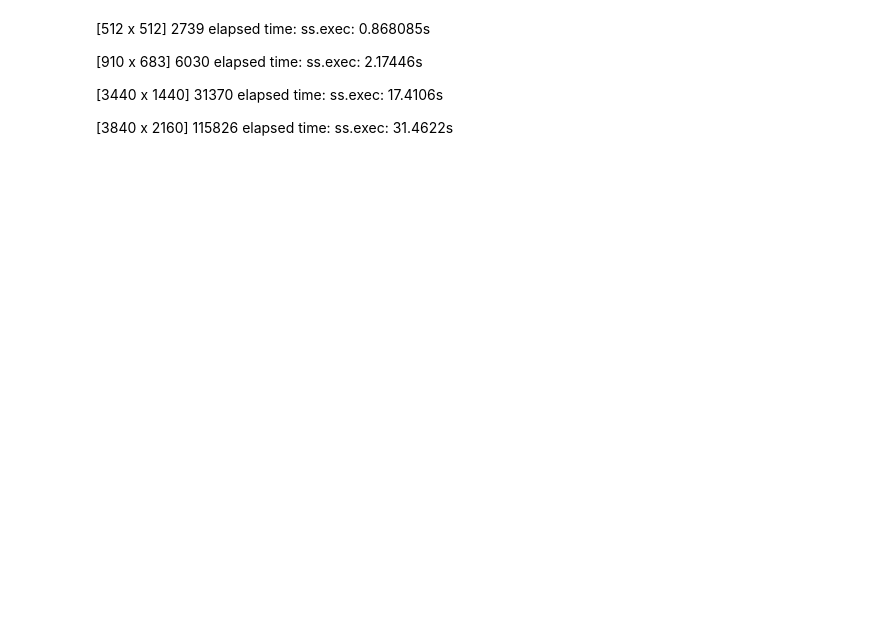
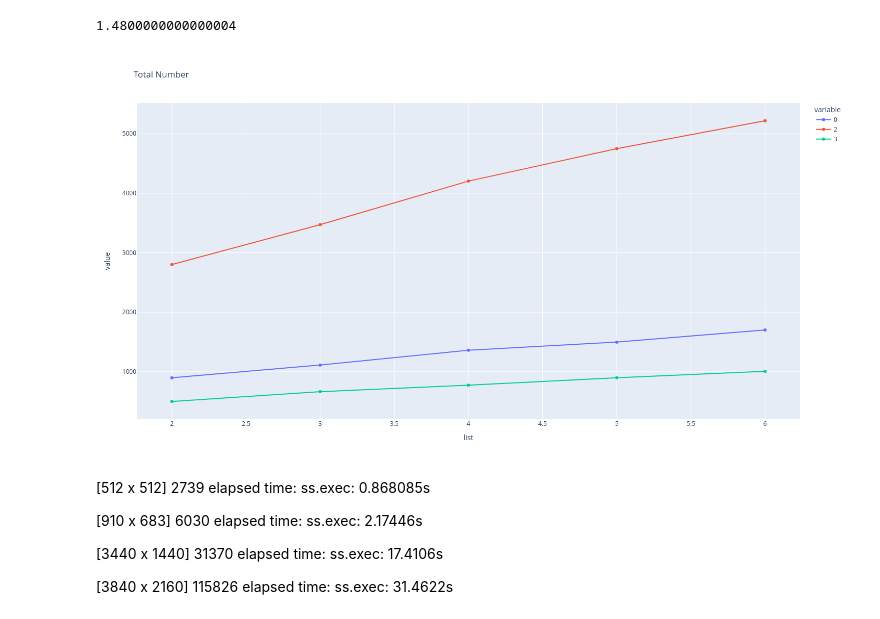
Before and after one commit to kannavkm/SIFT, a Jupyter notebook: plots.ipynb, the cells around one changed output. Drawn from its saved outputs; the diff is of its cells as text; code cells hidden in the pictures; blank space fills up the shorter version.

Commit message:
plots

```diff
--- a/plots.ipynb
+++ b/plots.ipynb
@@ -11,10 +46,19 @@ def change(path):
+# %%
+change('res/box_in_scene.png')
+# %% [output]
+1.4800000000000004
 # %%
 pts = [x.split('-') for x in output.split('\n')]
 pts
 # %%
-x, y = list(zip(*[(int(z.strip()) for z in x)for x in pts ]))
+df = pd.read_csv('./build/out.txt', header=None)
+df.drop(columns=[5], inplace=True)
+df['list'] = list(range(2, 7))
 # %%
-plt.plot(x, y)
+fig = px.line(df, x='list', y=[0,2, 3,],  markers=True, height=800, width=400, title="Total Number")
+fig.show()
+# %% [output]
+[figure, added]
 # %% [markdown]
 [512 x 512]
 2739
```
Also changed, not shown: parts of 3 cells of this notebook, 19 other files.
